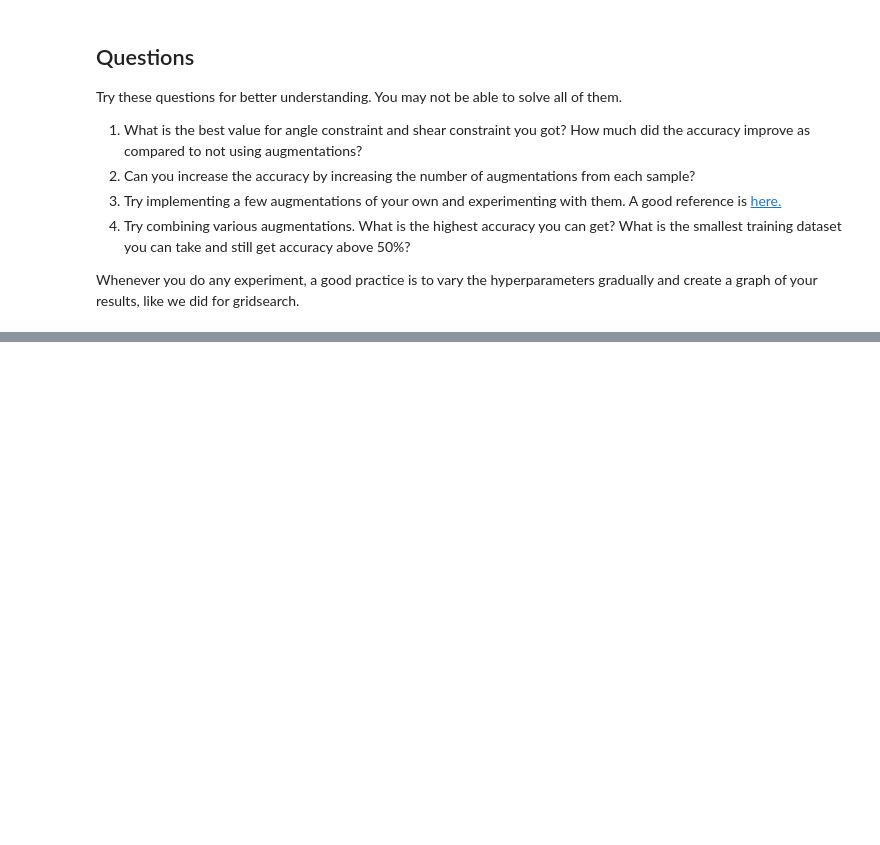
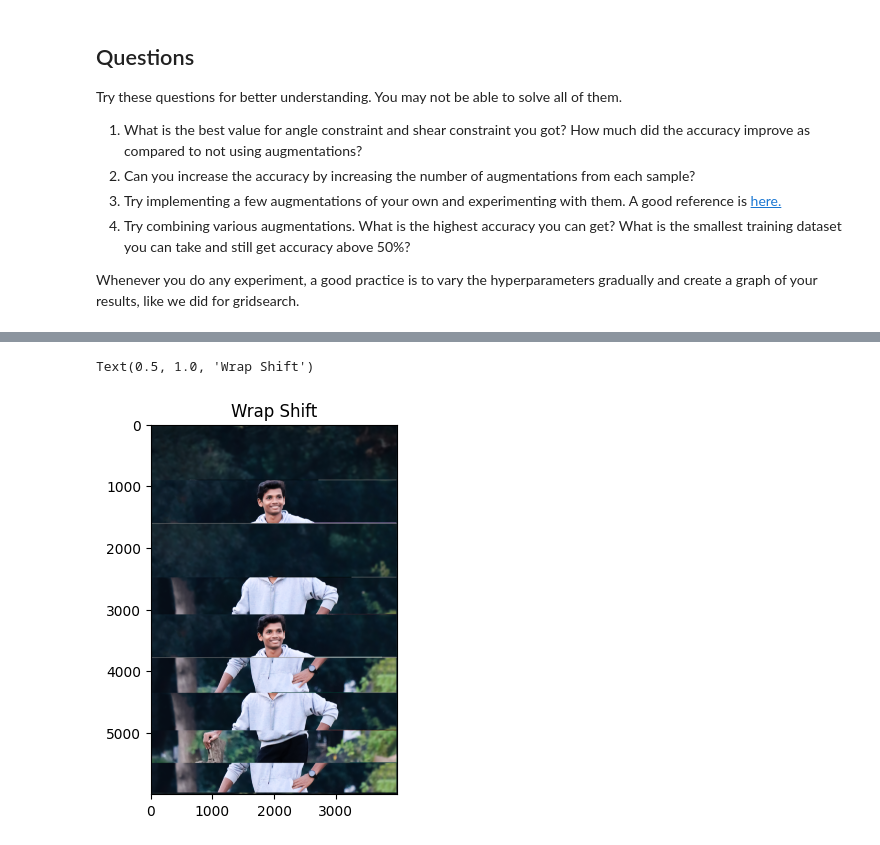
Before and after one commit to ganeshyarramsetti22/Ganeshyarramsetti2244, a Jupyter notebook: Module_01_Lab_03_Augmentation.ipynb, the cells around one changed output, grey strips where cells are left out. Cells and saved outputs as stored; diff of their text form; code cells hidden in the pictures; blank space fills up the shorter version.

```diff
--- a/Module_01_Lab_03_Augmentation.ipynb
+++ b/Module_01_Lab_03_Augmentation.ipynb
@@ -366,0 +484,9 @@ Keep iterating until you reach desired accuracy and dataset size.
+# %%
+#apply shift operation
+transform = AffineTransform(translation=(25,25))
+wrapShift = warp(image,transform,mode='wrap')
+plt.imshow(wrapShift)
+plt.title('Wrap Shift')
+# %% [output]
+Text(0.5, 1.0, 'Wrap Shift')
+[figure, added]
```
Also changed, not shown: parts of 22 cells of this notebook.
